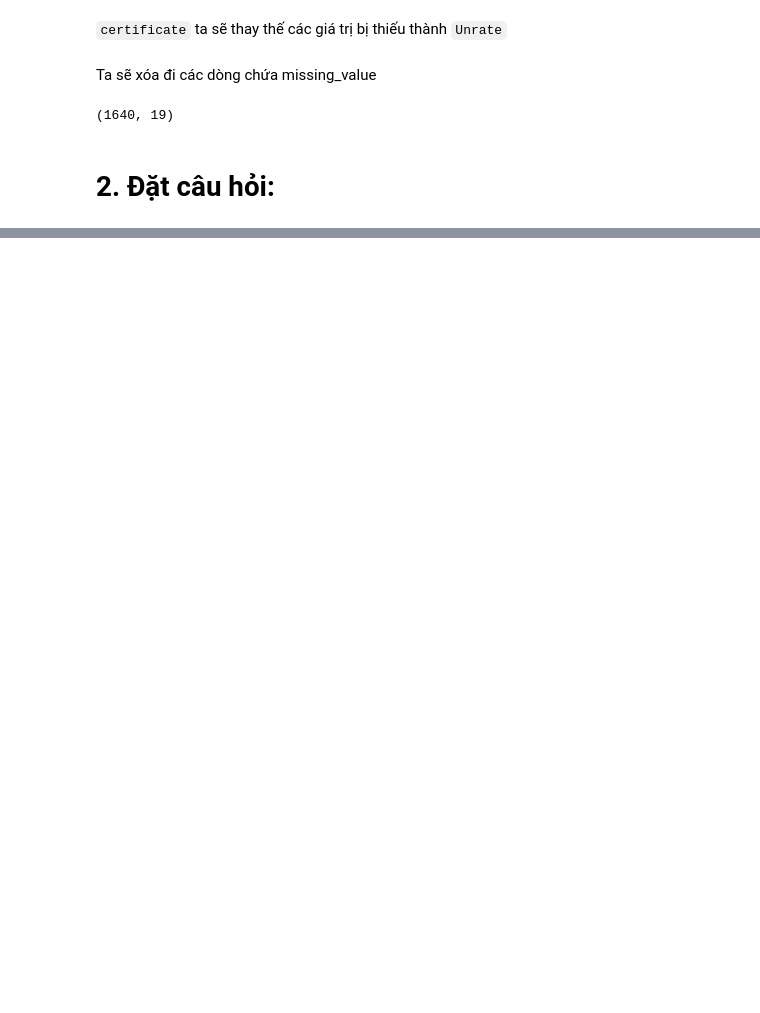
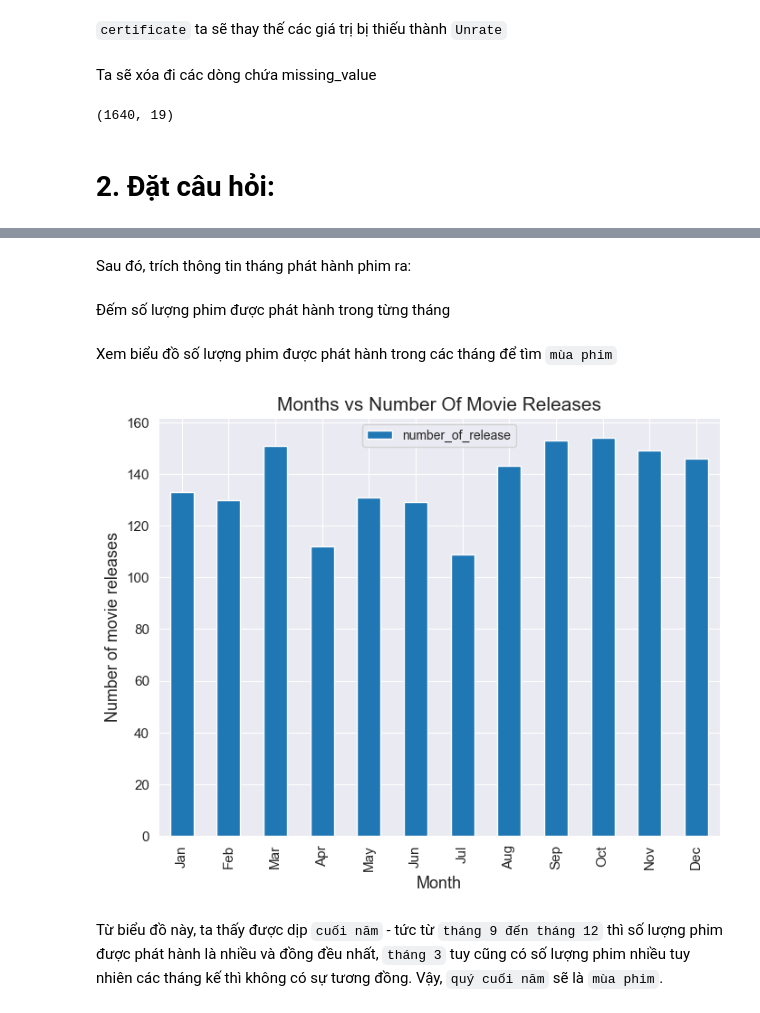
Before and after one commit to Eakan-Git/Introduction-to-Data-Science, a Jupyter notebook: data_explorations.ipynb, the cells around one changed output, grey strips where cells are left out. Saved outputs shown, nothing was run; the diff lists cells and outputs as text; code cells hidden in the pictures; blank space fills up the shorter version.

```diff
--- a/data_explorations.ipynb
+++ b/data_explorations.ipynb
@@ -355,0 +377,24 @@ df.shape
+# %% [markdown]
+Sau đó, trích thông tin tháng phát hành phim ra:
+# %%
+month_release = df.release_date.dt.month
+# %% [markdown]
+Đếm số lượng phim được phát hành trong từng tháng
+# %%
+number_of_release = month_release.value_counts().sort_index()
+months=['Jan','Feb','Mar','Apr','May','Jun','Jul','Aug','Sep','Oct','Nov','Dec']
+number_of_release = pd.DataFrame(number_of_release)
+number_of_release['month'] = months
+number_of_release.rename(columns = {'release_date':'number_of_release'},inplace=True)
+# %% [markdown]
+Xem biểu đồ số lượng phim được phát hành trong các tháng để tìm `mùa phim`
+# %%
+number_of_release.plot(x='month',kind='bar',fontsize = 11,figsize=(8,6))
+plt.title('Months vs Number Of Movie Releases',fontsize = 15)
+plt.xlabel('Month',fontsize = 13)
+plt.ylabel('Number of movie releases',fontsize = 13)
+sns.set_style("darkgrid")
+# %% [output]
+[figure, added]
+# %% [markdown]
+Từ biểu đồ này, ta thấy được dịp `cuối năm` - tức từ `tháng 9 đến tháng 12` thì số lượng phim được phát hành là nhiều và đồng đều nhất, `tháng 3` tuy cũng có số lượng phim nhiều tuy nhiên các tháng kế thì không có sự tương đồng. Vậy, `quý cuối năm` sẽ là `mùa phim`.
```
Also changed, not shown: parts of 31 cells of this notebook.
